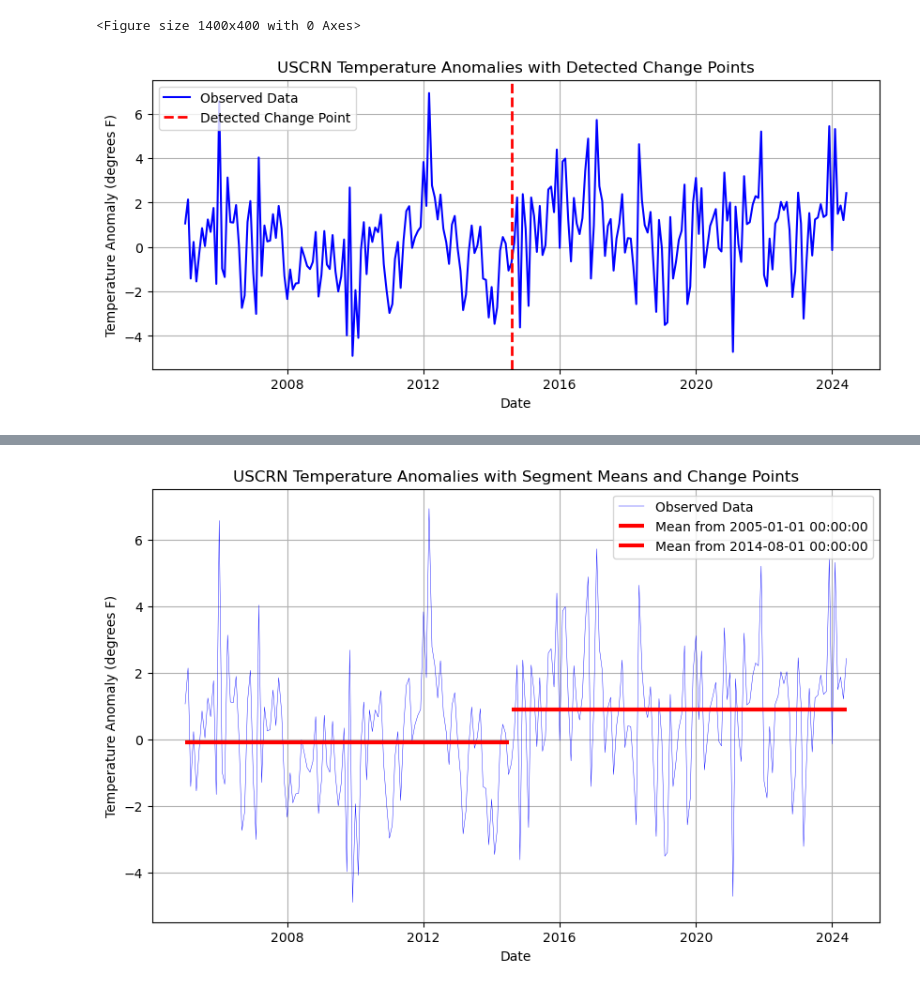
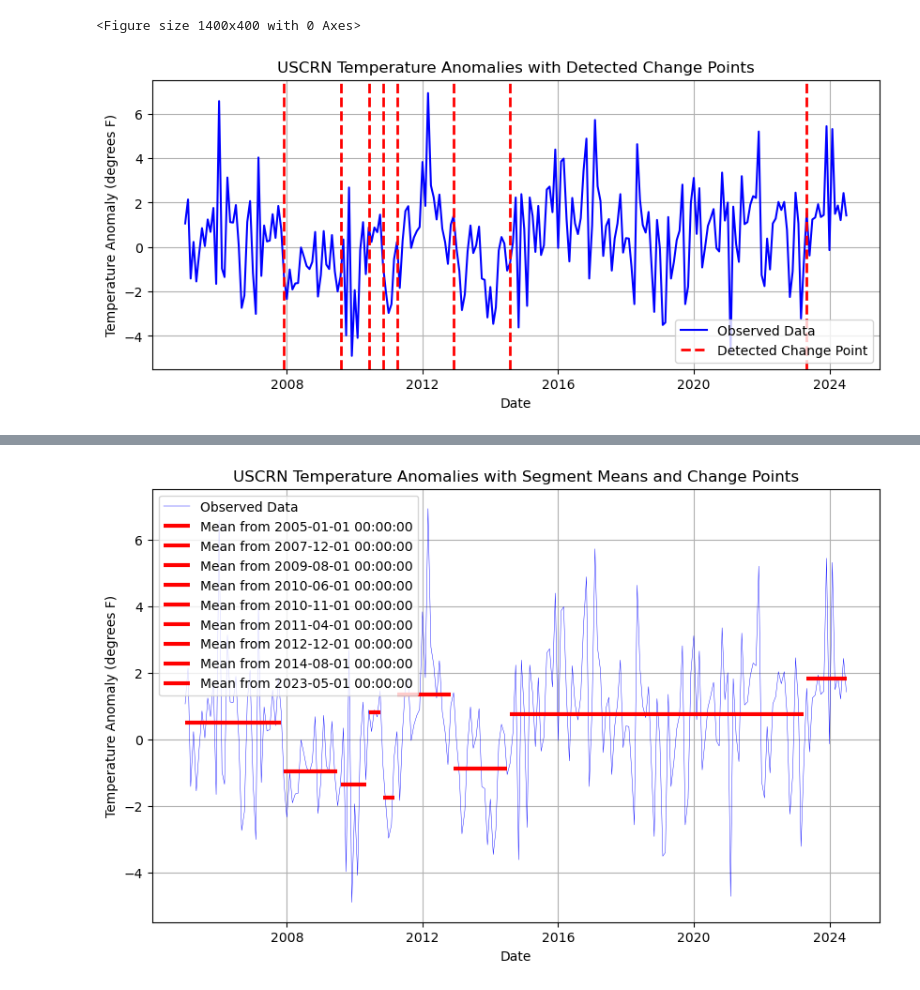
Before and after one commit to orwell2024/uscrnlib, a Jupyter notebook: Rupture_ClimDiv.ipynb, the cells around one changed output, grey strips where cells are left out. Cells and saved outputs as stored; diff of their text form; code cells hidden in the pictures.

```diff
--- a/Rupture_ClimDiv.ipynb
+++ b/Rupture_ClimDiv.ipynb
@@ -40,7 +40,7 @@ plt.show()
 # Step 6: Change Point Detection
 # Use the Pelt method to detect change points
 algo = rpt.Pelt(model="rbf").fit(ts.dropna().values)
-penalty = 3
+penalty = 1
 result = algo.predict(pen=penalty)
 
 # Plot the data with detected change points
@@ -90,2 +90,2 @@ else:
 <Figure size 1400x400 with 0 Axes>
-[figure, old version]
+[figure, new version]
@@ -94 +101 @@ Mean from 2014-08-01 00:00:00 to 2024-06-01 00:00:00: 0.90
-[figure, old version]
+[figure, new version]
```
Also changed, not shown: parts of 2 cells of this notebook.
